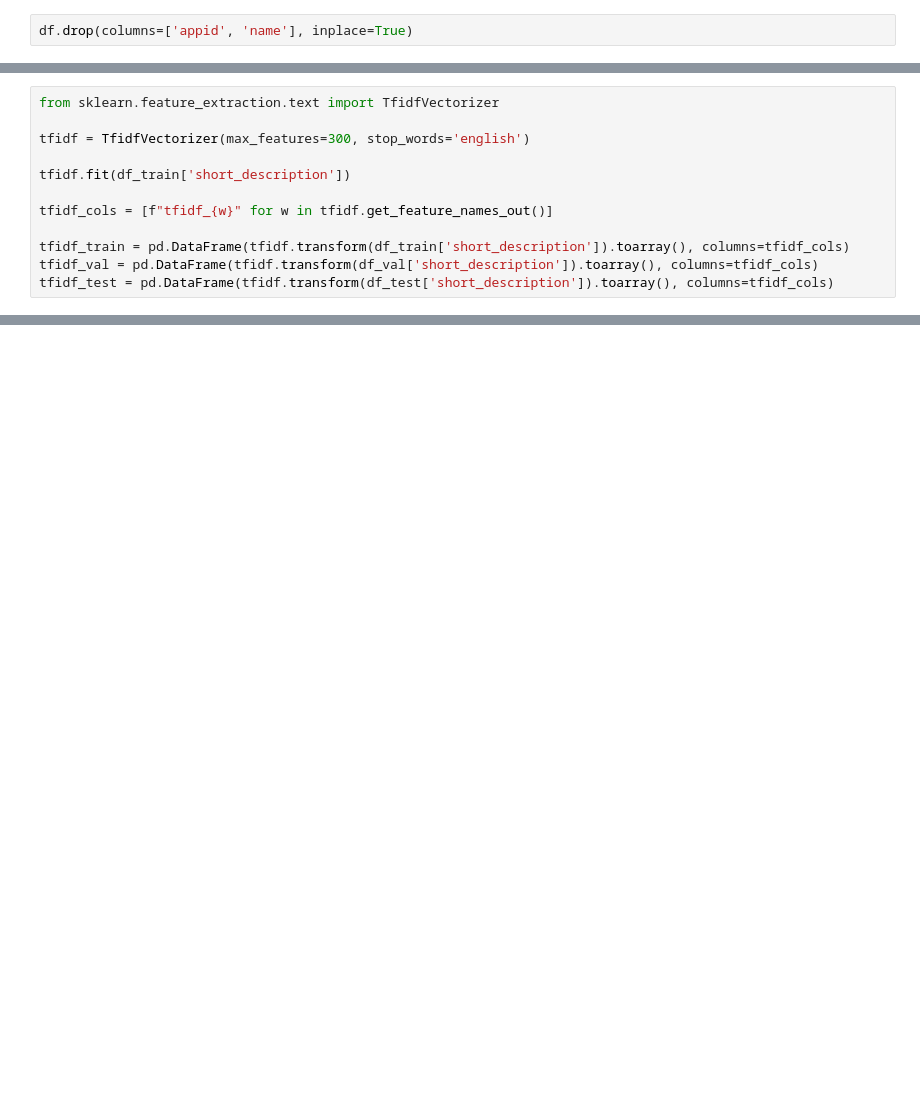
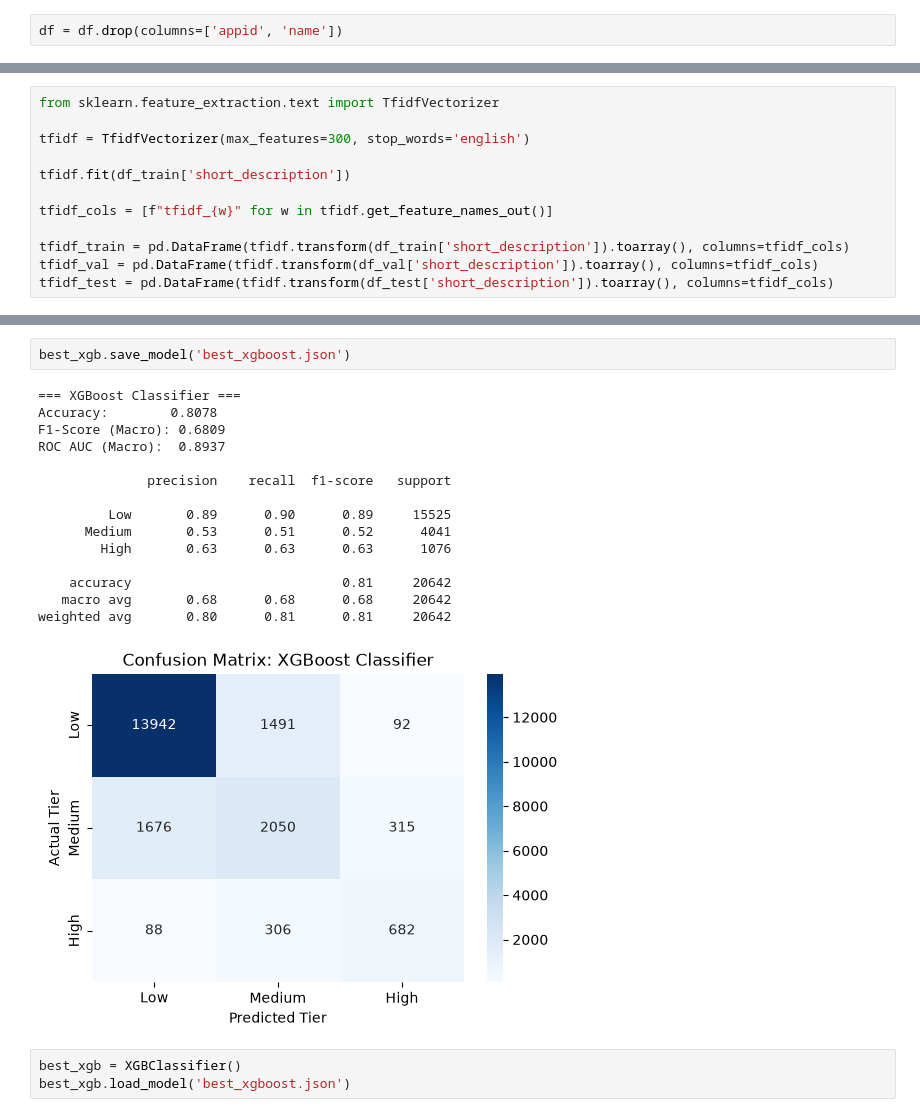
Before and after one commit to StepanNazarkin/Steam-Success-Predictor, a Jupyter notebook: notebooks/train.ipynb, the cells around one changed output, grey strips where cells are left out. Cells and saved outputs as stored; diff of their text form; blank space fills up the shorter version.

```diff
--- a/notebooks/train.ipynb
+++ b/notebooks/train.ipynb
@@ -13,4 +31,4 @@ df.head()
 | 4 | 1654170 | Agony VR | 0 | 13.99 | Agony VR is a first-person surviv... | 1 | 0 | 0 | 0 | ... |
 5 rows × 24 columns
 # %%
-df.drop(columns=['appid', 'name'], inplace=True)
+df = df.drop(columns=['appid', 'name'])
@@ -180,0 +470,21 @@ Test shape:  (20642, 969)
+# %%
+best_xgb.save_model('best_xgboost.json')
+# %% [output]
+=== XGBoost Classifier ===
+Accuracy:        0.8078
+F1-Score (Macro): 0.6809
+ROC AUC (Macro):  0.8937
+
+              precision    recall  f1-score   support
+
+         Low       0.89      0.90      0.89     15525
+      Medium       0.53      0.51      0.52      4041
+        High       0.63      0.63      0.63      1076
+
+    accuracy                           0.81     20642
+   macro avg       0.68      0.68      0.68     20642
+weighted avg       0.80      0.81      0.81     20642
+[figure, added]
+# %%
+best_xgb = XGBClassifier()
+best_xgb.load_model('best_xgboost.json')
```
Also changed, not shown: parts of 46 cells of this notebook, 7 other files.
